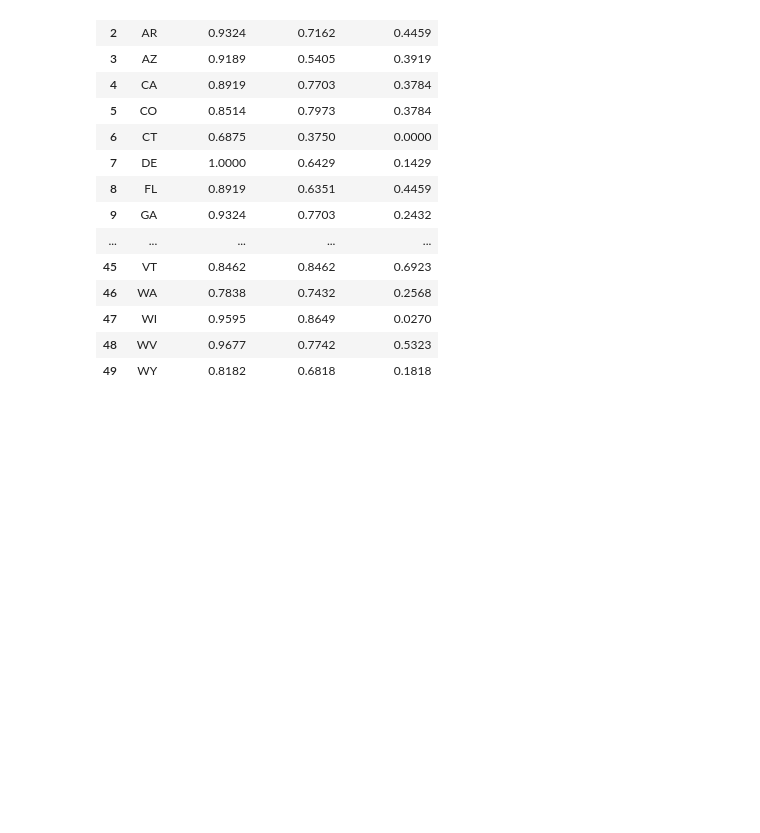
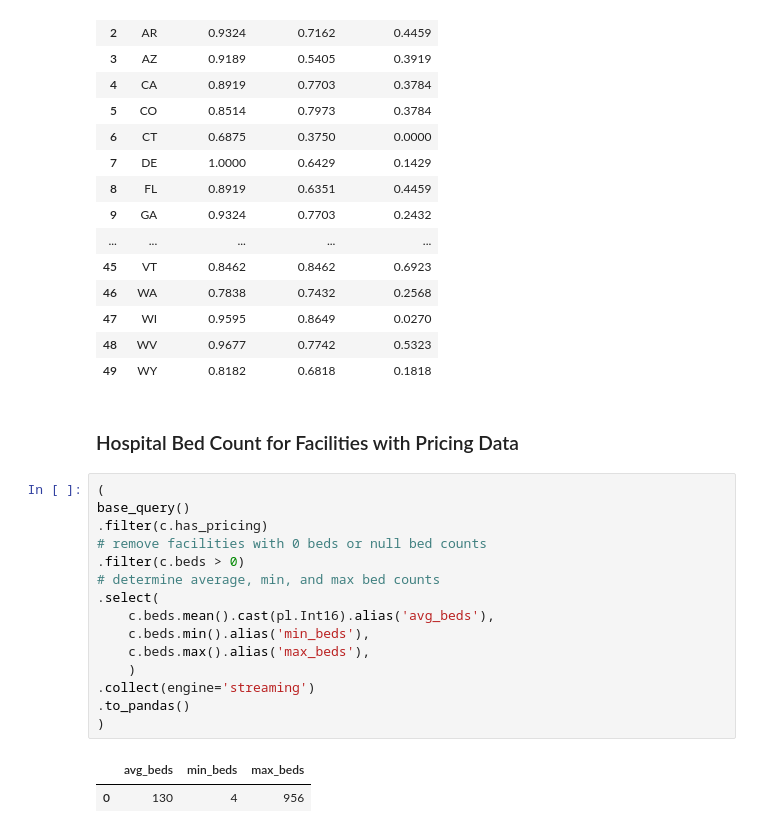
Before and after one commit to mwine81/PRA_REPORT, a Jupyter notebook: hospitals.ipynb, the cells around one changed output. Drawn from its saved outputs; the diff is of its cells as text; blank space fills up the shorter version.

```diff
--- a/nb/hospitals.ipynb
+++ b/hospitals.ipynb
@@ -104,3 +104,23 @@ base_query()
 | 47 | WI | 0.9595 | 0.8649 | 0.0270 |
 | 48 | WV | 0.9677 | 0.7742 | 0.5323 |
 | 49 | WY | 0.8182 | 0.6818 | 0.1818 |
+# %% [markdown]
+### Hospital Bed Count for Facilities with Pricing Data
+# %%
+(
+base_query()
+.filter(c.has_pricing)
+# remove facilities with 0 beds or null bed counts
+.filter(c.beds > 0)
+# determine average, min, and max bed counts
+.select(
+    c.beds.mean().cast(pl.Int16).alias('avg_beds'),
+    c.beds.min().alias('min_beds'),
+    c.beds.max().alias('max_beds'),
+    )
+.collect(engine='streaming')
+.to_pandas()
+)
+# %% [output]
+|  | avg_beds | min_beds | max_beds |
+| 0 | 130 | 4 | 956 |
```
Also changed, not shown: parts of 5 cells of this notebook, 2 other files.
